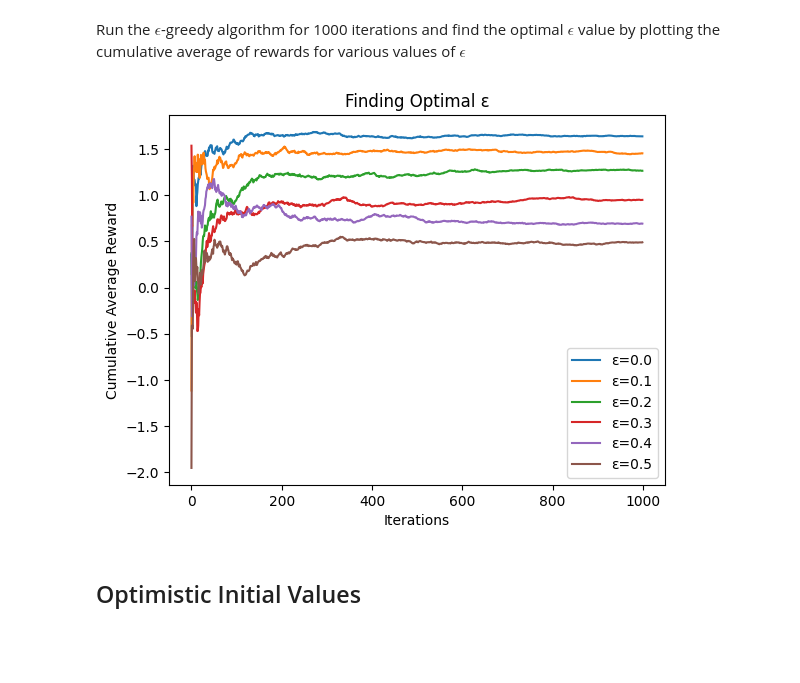
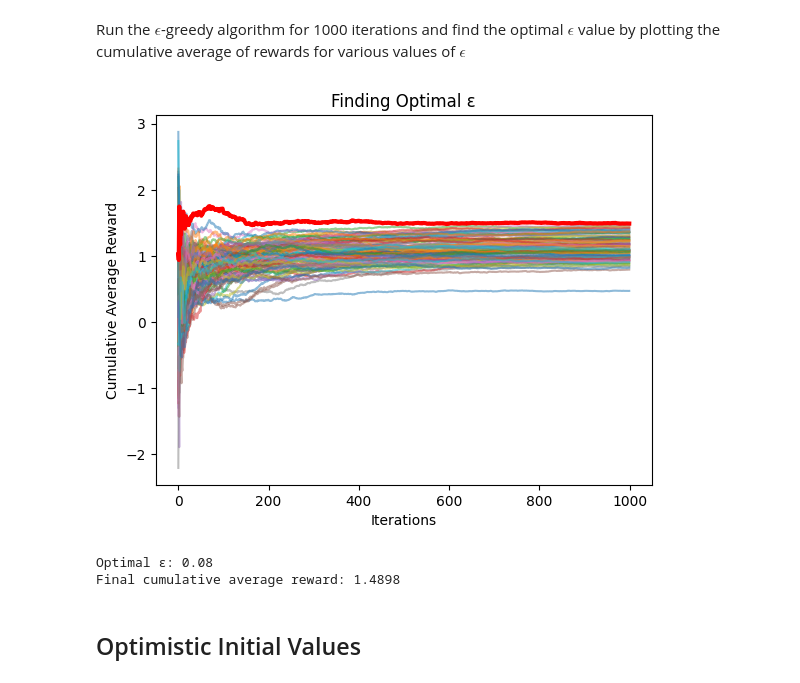
Before and after one commit to Daksh-Maahor/WIDS-2025-Intro-to-Reinforcement-Learning, a Jupyter notebook: Week 1/work_on_bandits.ipynb, the cells around one changed output. Saved outputs shown, nothing was run; the diff lists cells and outputs as text; code cells hidden in the pictures; blank space fills up the shorter version.

```diff
--- a/Week 1/work_on_bandits.ipynb
+++ b/Week 1/work_on_bandits.ipynb
@@ -94,19 +94,38 @@ plt.show()
 # %% [markdown]
 Run the $\epsilon$-greedy algorithm for 1000 iterations and find the optimal $\epsilon$ value by plotting the cumulative average of rewards for various values of $\epsilon$
 # %%
-epsilons = np.linspace(0, 0.5, 6)
+epsilons = np.linspace(0, 0.5, 101)
+
+best_epsilon = None
+best_final_reward = -float("inf")
+best_rewards = None
 
 for eps in epsilons:
     rewards = run_epsilon_greedy(eps)
-    plt.plot(cumulative_average(rewards), label=f"ε={round(eps,2)}")
+    cum_avg = cumulative_average(rewards)
+    final_reward = cum_avg[-1]
+
+    if final_reward > best_final_reward:
+        best_final_reward = final_reward
+        best_epsilon = eps
+        best_rewards = rewards
+
+    plt.plot(cum_avg, alpha=0.5)
+
+best_cum_avg = cumulative_average(best_rewards)
+plt.plot(best_cum_avg, linewidth=3, color='red')
 
 plt.xlabel("Iterations")
 plt.ylabel("Cumulative Average Reward")
-plt.legend()
 plt.title("Finding Optimal ε")
 plt.show()
+
+print(f"Optimal ε: {round(best_epsilon, 4)}")
+print(f"Final cumulative average reward: {round(best_final_reward, 4)}")
 # %% [output]
-[figure, old version]
+[figure, new version]
+Optimal ε: 0.08
+Final cumulative average reward: 1.4898
 # %% [markdown]
 ## Optimistic Initial Values
 # %%
```
Also changed, not shown: parts of 5 cells of this notebook, 7 other files.
